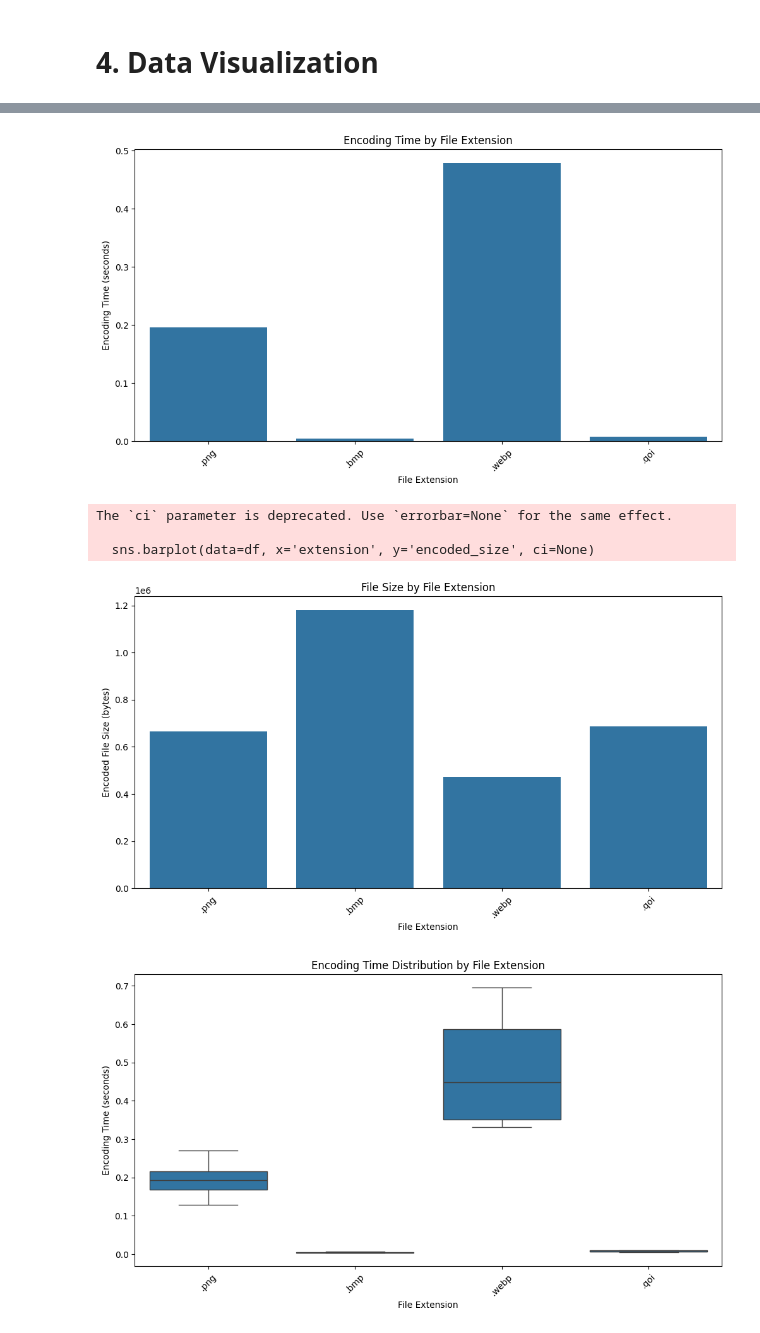
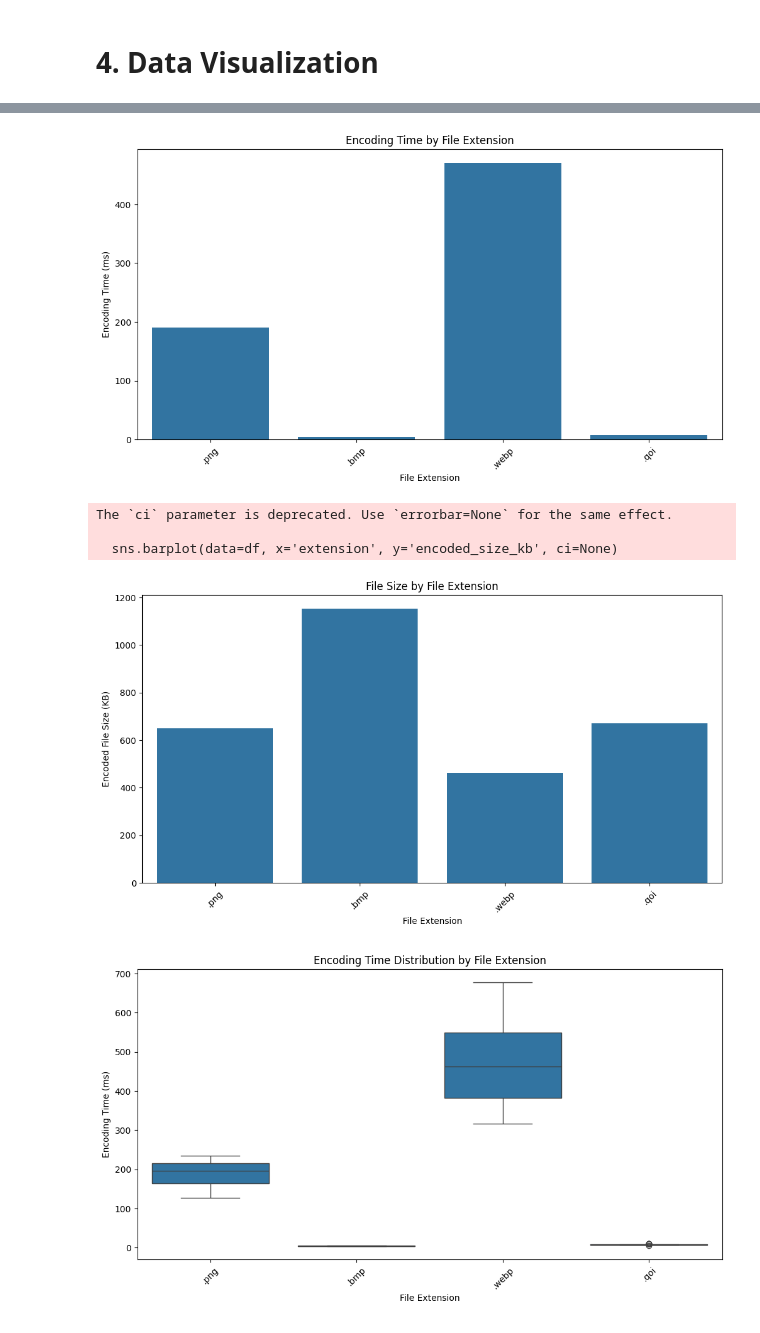
Before and after one commit to istvan404/ImageCompressionFormats, a Jupyter notebook: ImageCompressionFormats.ipynb, the cells around one changed output, grey strips where cells are left out. Saved outputs shown, nothing was run; the diff lists cells and outputs as text; code cells hidden in the pictures.

```diff
--- a/ImageCompressionFormats.ipynb
+++ b/ImageCompressionFormats.ipynb
@@ -539,7 +539,7 @@ def enc_dec_speed_imageio_webp(file_path, extension='.webp'):
 
 # Example usage:
 file_path = kodak_path + '/kodim01.png'
-extension, encoding_time, decoding_time, encoded_file_size = enc_dec_speed_imageio_lossless_true(file_path, extension='.webp')
+extension, encoding_time, decoding_time, encoded_file_size = enc_dec_speed_imageio_webp(file_path, extension='.webp')
 print(f"Extension: {extension}")
 print(f"Encoding Time: {encoding_time:.4f} seconds")
 print(f"Decoding Time: {decoding_time:.4f} seconds")
@@ -798,7 +807,7 @@ for ext, data in extension_data.items():
         extensions.append(ext)
         avg_encoding_times.append(avg_encoding_time * 1000)  # Convert to milliseconds
         avg_decoding_times.append(avg_decoding_time * 1000)  # Convert to milliseconds
-        avg_encoded_sizes.append(avg_encoded_size)
+        avg_encoded_sizes.append(1 * avg_encoded_size / 1024)
 
 # Plotting the bar charts
 def plot_barchart(data, title, ylabel, unit, tag, labels, values):
@@ -811,7 +820,7 @@ def plot_barchart(data, title, ylabel, unit, tag, labels, values):
     # Annotate values on top of the bars
     for bar in bars:
         height = bar.get_height()
-        ax.annotate(f'{height:.2f} {unit}',
+        ax.annotate(f'{height:.1f} {unit}',
                     xy=(bar.get_x() + bar.get_width() / 2, height),
                     xytext=(0, 3),  # 3 points vertical offset
                     textcoords="offset points",
@@ -828,7 +837,7 @@ def plot_barchart(data, title, ylabel, unit, tag, labels, values):
 # Plot the three separate bar charts
 plot_barchart(avg_encoding_times, 'Average Encoding Time (ms)', 'Encoding Time (ms)', 'ms', 'encoding', extensions, avg_encoding_times)
 plot_barchart(avg_decoding_times, 'Average Decoding Time (ms)', 'Decoding Time (ms)', 'ms', 'decoding', extensions, avg_decoding_times)
-plot_barchart(avg_encoded_sizes, 'Average Encoded File Size (B)', 'Encoded Size (B)', 'B', 'file_size', extensions, avg_encoded_sizes)
+plot_barchart(avg_encoded_sizes, 'Average Encoded File Size (KB)', 'Encoded Size (KB)', 'KB', 'file_size', extensions, avg_encoded_sizes)
 # %% [output]
 File: /content/drive/MyDrive/ICF/datasets/kodak/kodim01.png
 File: /content/drive/MyDrive/ICF/datasets/kodak/kodim02.png
@@ -858,8 +867,6 @@ File: /content/drive/MyDrive/ICF/datasets/kodak/kodim13.png
 import matplotlib.pyplot as plt
 import seaborn as sns
 import pandas as pd
-
-# Assuming your results are in the format as per your given code, we'll create a DataFrame from the test_results
 
 # Step 1: Flatten the data into a DataFrame
 data = []
@@ -870,55 +877,57 @@ for result in test_results:
         data.append({
             'image_path': image_file_path,
             'extension': ext,
-            'encoding_time': encoding_time,
-            'decoding_time': decoding_time,
-            'encoded_size': encoded_size
+            'encoding_time_ms': encoding_time * 1000,  # Convert seconds to milliseconds
+            'decoding_time_ms': decoding_time * 1000,  # Convert seconds to milliseconds
+            'encoded_size_kb': encoded_size / 1024,    # Convert bytes to kilobytes
         })
 
 df = pd.DataFrame(data)
 
 # Step 2: Plotting Encoding Time vs File Size (Scatter Plot)
 plt.figure(figsize=(10, 6))
-sns.scatterplot(data=df, x='encoding_time', y='encoded_size', hue='extension', palette='tab20')
+sns.scatterplot(data=df, x='encoding_time_ms', y='encoded_size_kb', hue='extension', palette='tab20')
 plt.title('Encoding Time vs File Size')
-plt.xlabel('Encoding Time (seconds)')
-plt.ylabel('Encoded File Size (bytes)')
+plt.xlabel('Encoding Time (ms)')
+plt.ylabel('Encoded File Size (KB)')
 plt.legend(title='File Extensions')
+plt.savefig(f"{home_directory}/enc_vs_file_size_scatter_plot.png")
 plt.show()
 
 # Step 3: Plotting Decoding Time vs File Size (Scatter Plot)
 plt.figure(figsize=(10, 6))
-sns.scatterplot(data=df, x='decoding_time', y='encoded_size', hue='extension', palette='tab20')
+sns.scatterplot(data=df, x='decoding_time_ms', y='encoded_size_kb', hue='extension', palette='tab20')
 plt.title('Decoding Time vs File Size')
-plt.xlabel('Decoding Time (seconds)')
-plt.ylabel('Encoded File Size (bytes)')
+plt.xlabel('Decoding Time (ms)')
+plt.ylabel('Encoded File Size (KB)')
 plt.legend(title='File Extensions')
+plt.savefig(f"{home_directory}/dec_vs_file_size_scatter_plot.png")
 plt.show()
 
 # Step 4: Plotting Encoding Time by File Extension (Bar Chart)
 plt.figure(figsize=(12, 6))
-sns.barplot(data=df, x='extension', y='encoding_time', ci=None)
+sns.barplot(data=df, x='extension', y='encoding_time_ms', ci=None)
 plt.title('Encoding Time by File Extension')
 plt.xlabel('File Extension')
-plt.ylabel('Encoding Time (seconds)')
+plt.ylabel('Encoding Time (ms)')
 plt.xticks(rotation=45)
 plt.show()
 
 # Step 5: Plotting File Size by Extension (Bar Chart)
 plt.figure(figsize=(12, 6))
-sns.barplot(data=df, x='extension', y='encoded_size', ci=None)
+sns.barplot(data=df, x='extension', y='encoded_size_kb', ci=None)
 plt.title('File Size by File Extension')
 plt.xlabel('File Extension')
-plt.ylabel('Encoded File Size (bytes)')
+plt.ylabel('Encoded File Size (KB)')
 plt.xticks(rotation=45)
 plt.show()
 
 # Step 6: Box Plot for Encoding Time by File Extension
 plt.figure(figsize=(12, 6))
-sns.boxplot(data=df, x='extension', y='encoding_time')
+sns.boxplot(data=df, x='extension', y='encoding_time_ms')
 plt.title('Encoding Time Distribution by File Extension')
 plt.xlabel('File Extension')
-plt.ylabel('Encoding Time (seconds)')
+plt.ylabel('Encoding Time (ms)')
 plt.xticks(rotation=45)
 plt.show()
 # %% [output]
@@ -930,9 +939,9 @@ The `ci` parameter is deprecated. Use `errorbar=None` for the same effect.
-[figure, old version]
+[figure, new version]
 The `ci` parameter is deprecated. Use `errorbar=None` for the same effect.
 
-  sns.barplot(data=df, x='extension', y='encoded_size', ci=None)
+  sns.barplot(data=df, x='extension', y='encoded_size_kb', ci=None)
-[figure, old version]
+[figure, new version]
-[figure, old version]
+[figure, new version]
 # %%
 first_test_result = test_results[0]
 f_file_path = first_test_result[0]
```
Also changed, not shown: parts of 17 cells of this notebook.
